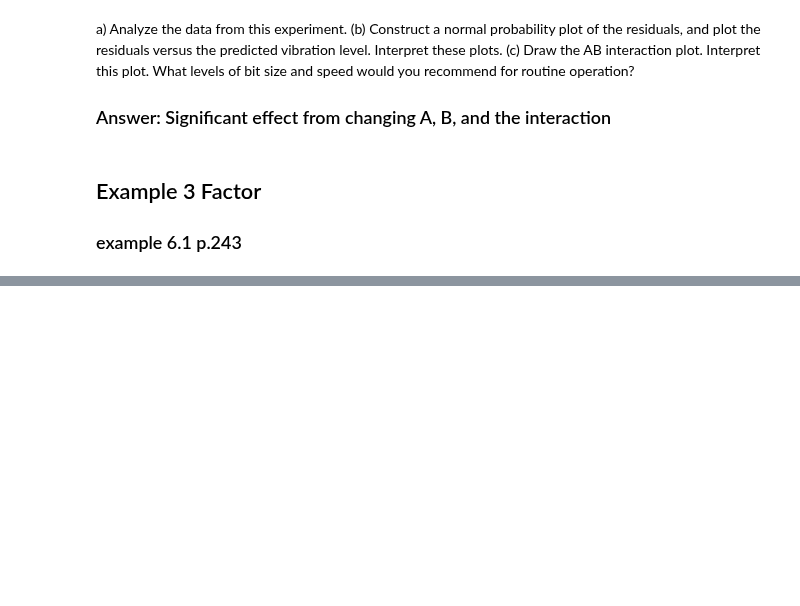
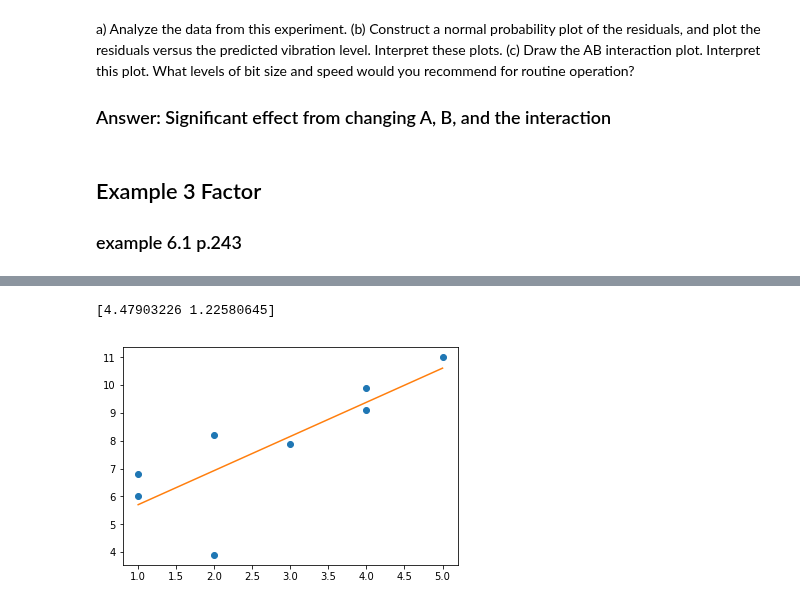
Before and after one commit to mwnewlin/AFIT, a Jupyter notebook: CSCE 554/Newlin_in_class_2_CSCE554.ipynb, the cells around one changed output, grey strips where cells are left out. Cells and saved outputs as stored; diff of their text form; code cells hidden in the pictures; blank space fills up the shorter version.

```diff
--- a/CSCE 554/Newlin_in_class_2_CSCE554.ipynb
+++ b/CSCE 554/Newlin_in_class_2_CSCE554.ipynb
@@ -559,0 +578,16 @@ ABC          5.625         126.562
+# %%
+x = np.array([1,1,2,2,3,4,4,5])
+y = np.array([6.8, 6., 3.9, 8.2, 7.9, 9.1, 9.9, 11.])
+X = np.vstack((np.ones((1,8)), x)).T
+XTX_inv= np.linalg.pinv(np.dot(X.T, X))
+
+# Beta = (X^T*X)^(-1)*X^T*y
+beta = np.dot(np.dot(XTX_inv, X.T),y)
+print(beta)
+
+plt.plot(x,y, 'o')
+plt.plot(x, (beta[0]+beta[1]*x))
+plt.show()
+# %% [output]
+[4.47903226 1.22580645]
+[figure, added]
```
Also changed, not shown: parts of 6 cells of this notebook, 2 other files.
